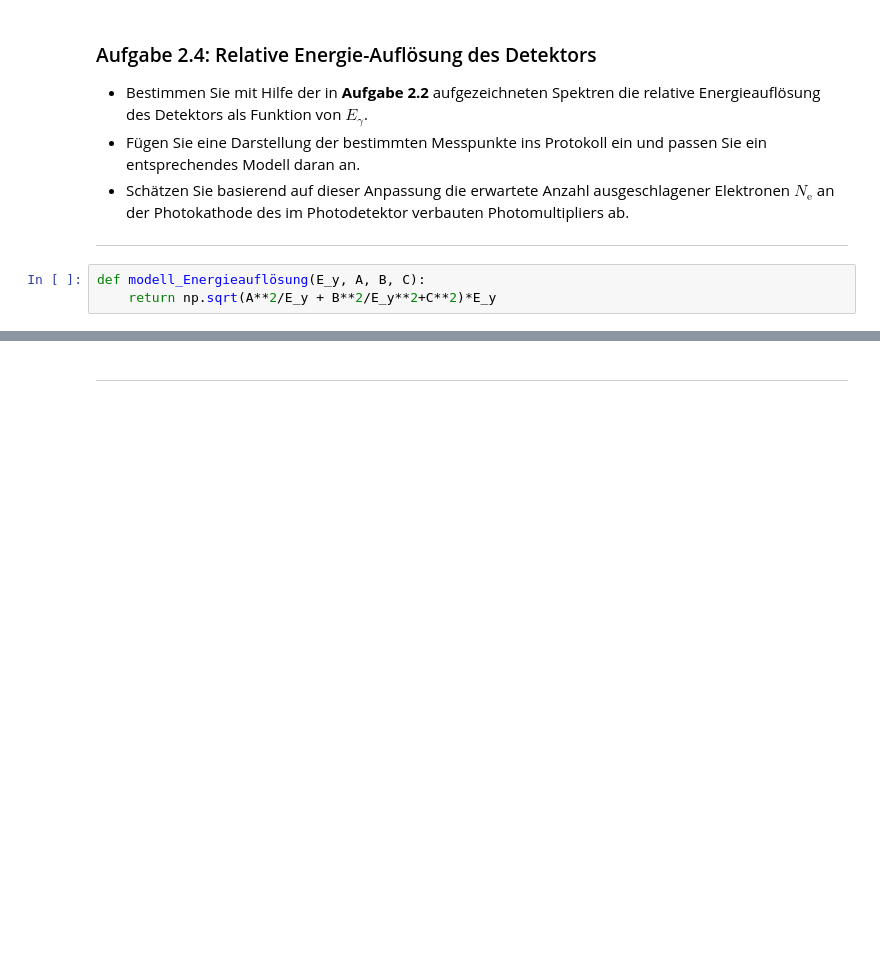
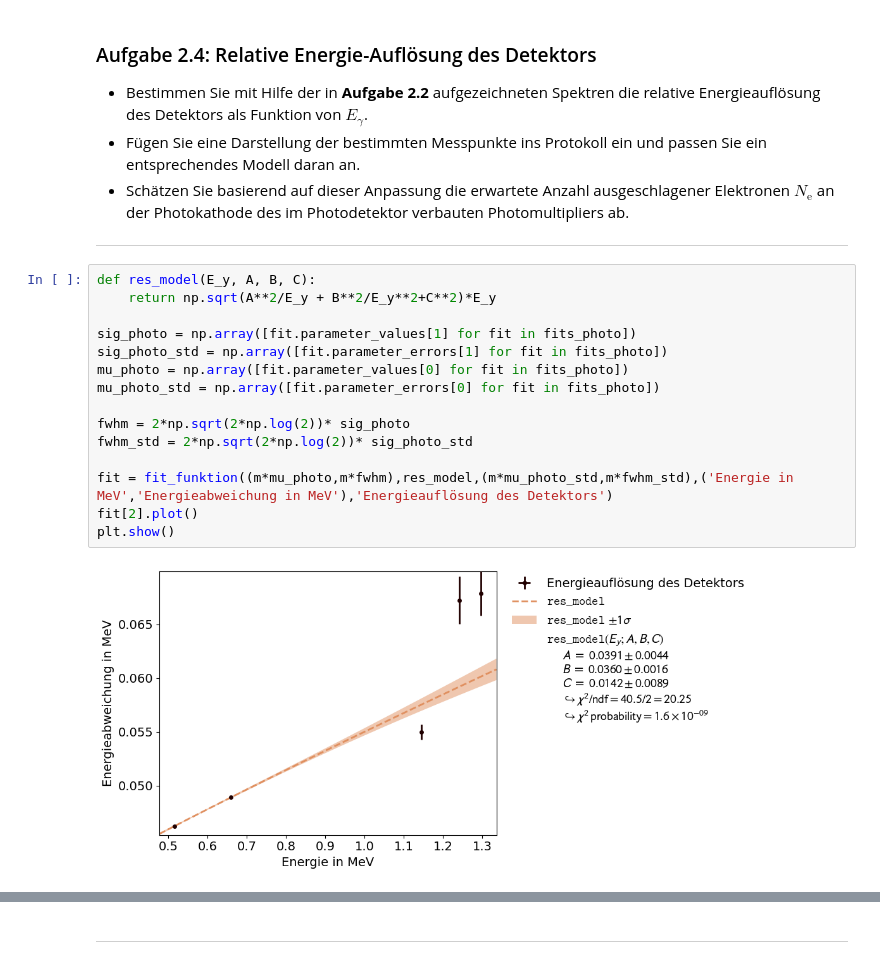
Before and after one commit to MRNock04/P2, a Jupyter notebook: Gammaspektroskopie/Gammaspektroskopie.ipynb, the cells around one changed output, grey strips where cells are left out. Drawn from its saved outputs; the diff is of its cells as text; blank space fills up the shorter version.

```diff
--- a/Gammaspektroskopie/Gammaspektroskopie.ipynb
+++ b/Gammaspektroskopie/Gammaspektroskopie.ipynb
@@ -373,5 +385,19 @@ plt.show()
 
 ---
 # %%
-def modell_Energieauflösung(E_y, A, B, C):
+def res_model(E_y, A, B, C):
     return np.sqrt(A**2/E_y + B**2/E_y**2+C**2)*E_y
+
+sig_photo = np.array([fit.parameter_values[1] for fit in fits_photo])
+sig_photo_std = np.array([fit.parameter_errors[1] for fit in fits_photo])
+mu_photo = np.array([fit.parameter_values[0] for fit in fits_photo])
+mu_photo_std = np.array([fit.parameter_errors[0] for fit in fits_photo])
+
+fwhm = 2*np.sqrt(2*np.log(2))* sig_photo
+fwhm_std = 2*np.sqrt(2*np.log(2))* sig_photo_std
+
+fit = fit_funktion((m*mu_photo,m*fwhm),res_model,(m*mu_photo_std,m*fwhm_std),('Energie in MeV','Energieabweichung in MeV'),'Energieauflösung des Detektors')
+fit[2].plot()
+plt.show()
+# %% [output]
+[figure, added]
```
Also changed, not shown: parts of 8 cells of this notebook.
